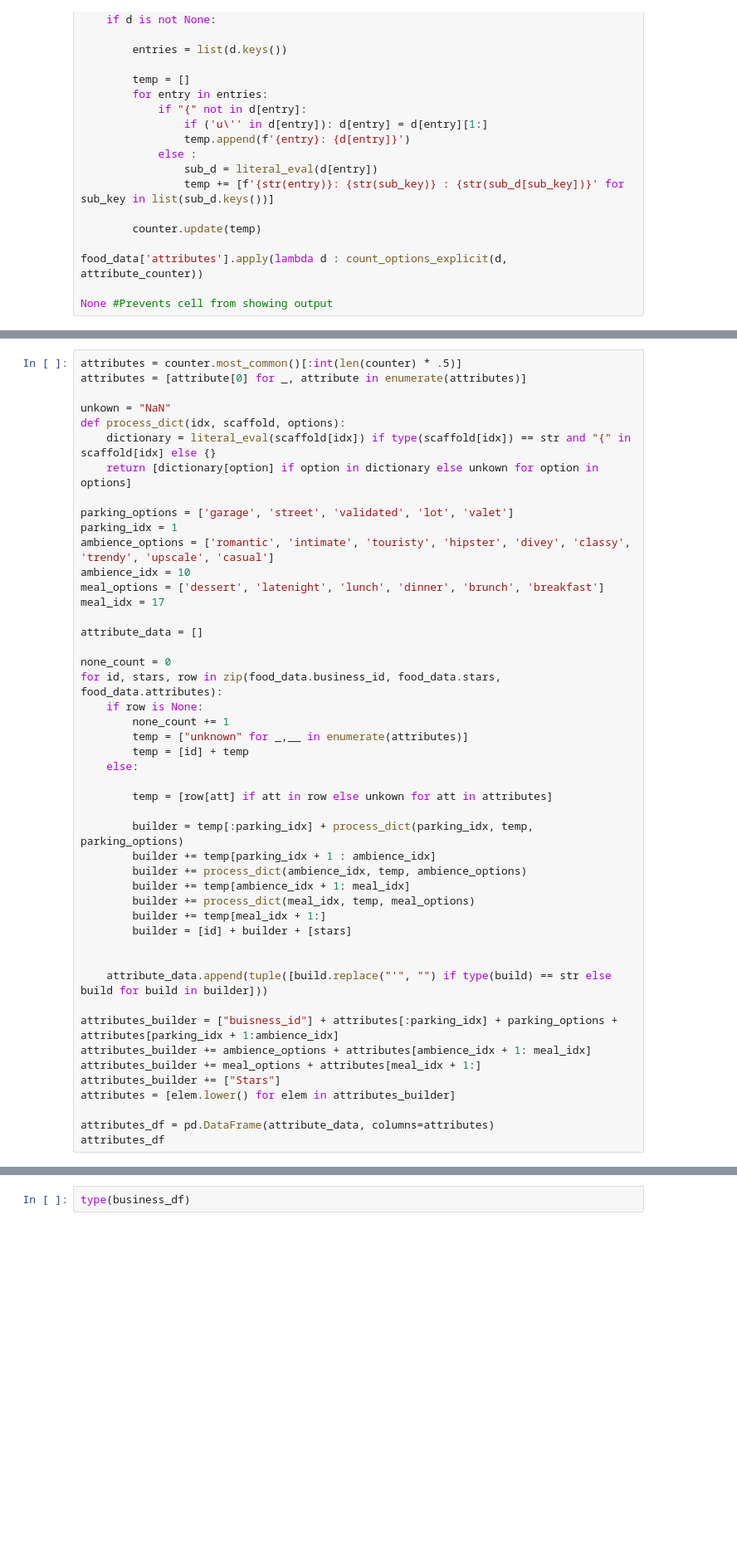
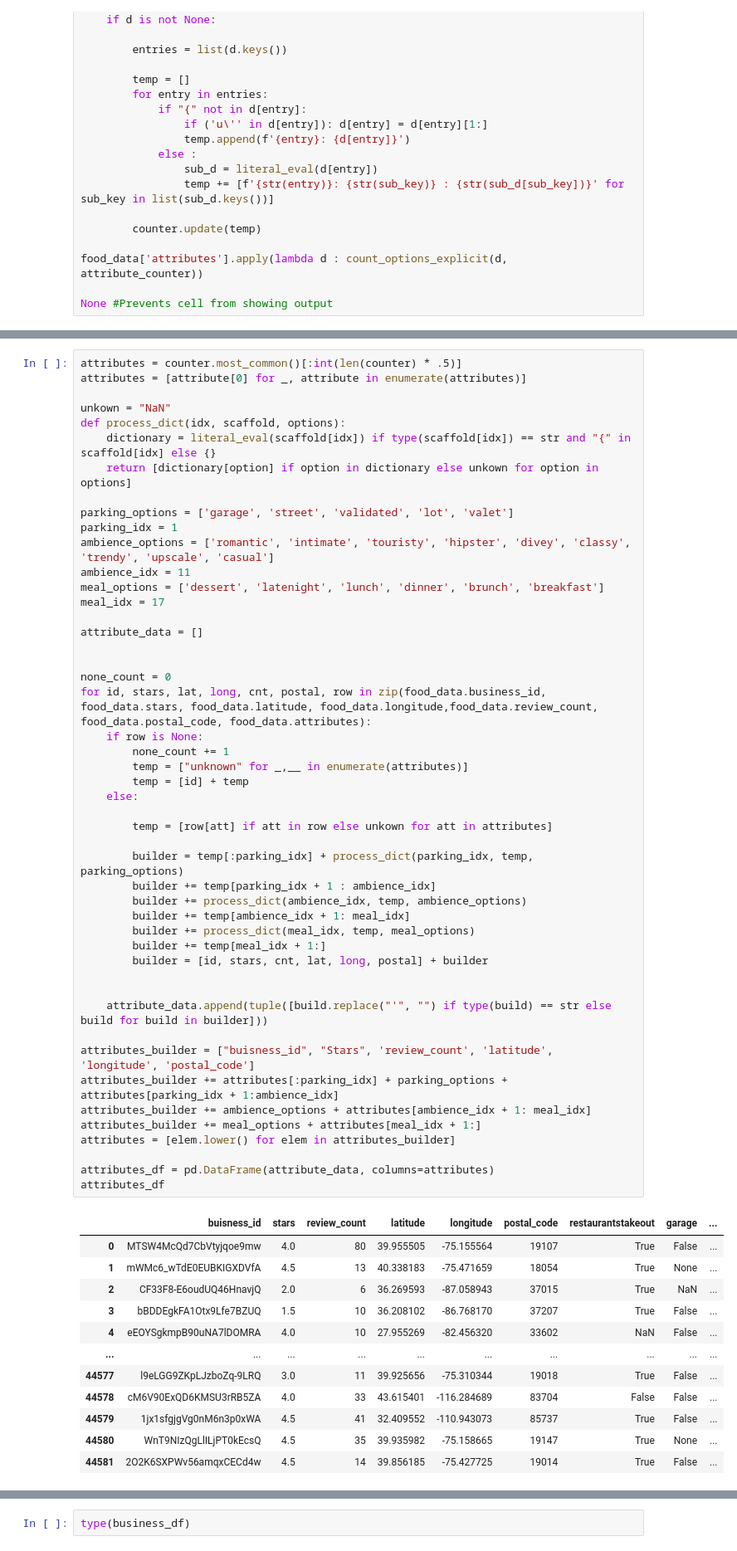
Before and after one commit to cgsnider/Restaurant-Recs, a Jupyter notebook: CleanBusiness.ipynb, the cells around one changed output, grey strips where cells are left out. Shown at 83% size. Saved outputs shown, nothing was run; the diff lists cells and outputs as text; blank space fills up the shorter version.

```diff
--- a/CleanBusiness.ipynb
+++ b/CleanBusiness.ipynb
@@ -127,39 +143,52 @@ def process_dict(idx, scaffold, options):
 parking_options = ['garage', 'street', 'validated', 'lot', 'valet']
 parking_idx = 1
 ambience_options = ['romantic', 'intimate', 'touristy', 'hipster', 'divey', 'classy', 'trendy', 'upscale', 'casual']
-ambience_idx = 10
+ambience_idx = 11
 meal_options = ['dessert', 'latenight', 'lunch', 'dinner', 'brunch', 'breakfast']
 meal_idx = 17
 
 attribute_data = []
 
+
 none_count = 0
-for id, stars, row in zip(food_data.business_id, food_data.stars, food_data.attributes):
+for id, stars, lat, long, cnt, postal, row in zip(food_data.business_id, food_data.stars, food_data.latitude, food_data.longitude,food_data.review_count, food_data.postal_code, food_data.attributes):
     if row is None:
         none_count += 1
         temp = ["unknown" for _,__ in enumerate(attributes)]
         temp = [id] + temp
     else:
 
         temp = [row[att] if att in row else unkown for att in attributes]
 
         builder = temp[:parking_idx] + process_dict(parking_idx, temp, parking_options)
         builder += temp[parking_idx + 1 : ambience_idx]
         builder += process_dict(ambience_idx, temp, ambience_options)
         builder += temp[ambience_idx + 1: meal_idx]
         builder += process_dict(meal_idx, temp, meal_options)
         builder += temp[meal_idx + 1:]
-        builder = [id] + builder + [stars]
+        builder = [id, stars, cnt, lat, long, postal] + builder
 
 
     attribute_data.append(tuple([build.replace("'", "") if type(build) == str else build for build in builder]))
 
-attributes_builder = ["buisness_id"] + attributes[:parking_idx] + parking_options + attributes[parking_idx + 1:ambience_idx]
+attributes_builder = ["buisness_id", "Stars", 'review_count', 'latitude', 'longitude', 'postal_code']
+attributes_builder += attributes[:parking_idx] + parking_options + attributes[parking_idx + 1:ambience_idx]
 attributes_builder += ambience_options + attributes[ambience_idx + 1: meal_idx]
 attributes_builder += meal_options + attributes[meal_idx + 1:]
-attributes_builder += ["Stars"]
 attributes = [elem.lower() for elem in attributes_builder]
 
 attributes_df = pd.DataFrame(attribute_data, columns=attributes)
 attributes_df
 # %% [output]
+|  | buisness_id | stars | review_count | latitude | longitude | postal_code | restaurantstakeout | garage | ... |
+| 0 | MTSW4McQd7CbVtyjqoe9mw | 4.0 | 80 | 39.955505 | -75.155564 | 19107 | True | False | ... |
+| 1 | mWMc6_wTdE0EUBKIGXDVfA | 4.5 | 13 | 40.338183 | -75.471659 | 18054 | True | None | ... |
+| 2 | CF33F8-E6oudUQ46HnavjQ | 2.0 | 6 | 36.269593 | -87.058943 | 37015 | True | NaN | ... |
+| 3 | bBDDEgkFA1Otx9Lfe7BZUQ | 1.5 | 10 | 36.208102 | -86.768170 | 37207 | True | False | ... |
+| 4 | eEOYSgkmpB90uNA7lDOMRA | 4.0 | 10 | 27.955269 | -82.456320 | 33602 | NaN | False | ... |
+| ... | ... | ... | ... | ... | ... | ... | ... | ... | ... |
+| 44577 | l9eLGG9ZKpLJzboZq-9LRQ | 3.0 | 11 | 39.925656 | -75.310344 | 19018 | True | False | ... |
+| 44578 | cM6V90ExQD6KMSU3rRB5ZA | 4.0 | 33 | 43.615401 | -116.284689 | 83704 | False | False | ... |
+| 44579 | 1jx1sfgjgVg0nM6n3p0xWA | 4.5 | 41 | 32.409552 | -110.943073 | 85737 | True | False | ... |
+| 44580 | WnT9NIzQgLlILjPT0kEcsQ | 4.5 | 35 | 39.935982 | -75.158665 | 19147 | True | None | ... |
+| 44581 | 2O2K6SXPWv56amqxCECd4w | 4.5 | 14 | 39.856185 | -75.427725 | 19014 | True | False | ... |
```
Also changed, not shown: parts of 15 cells of this notebook, 1 other file.
